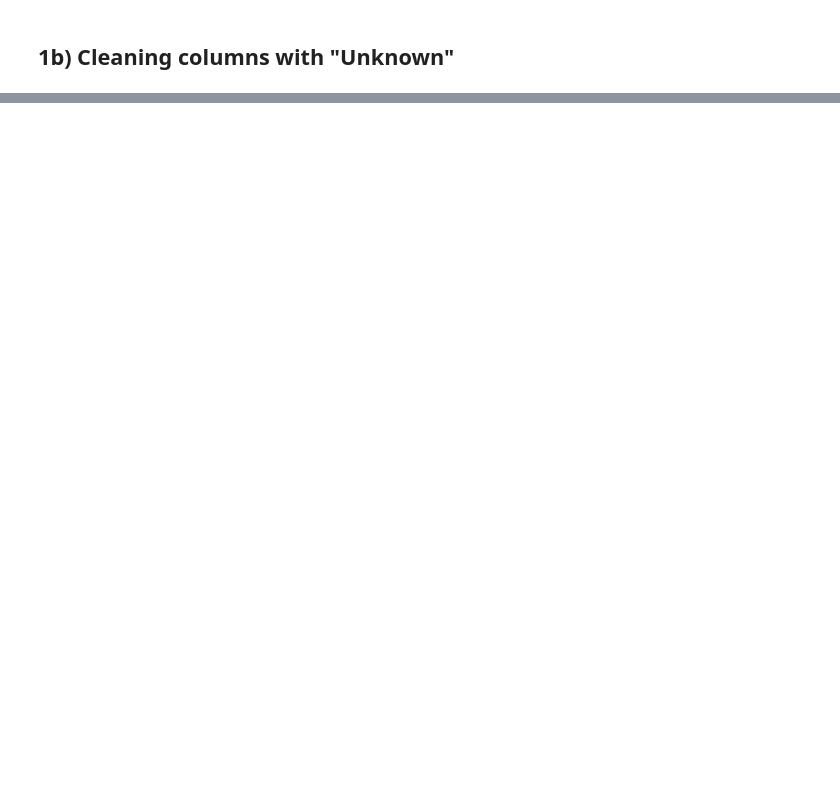
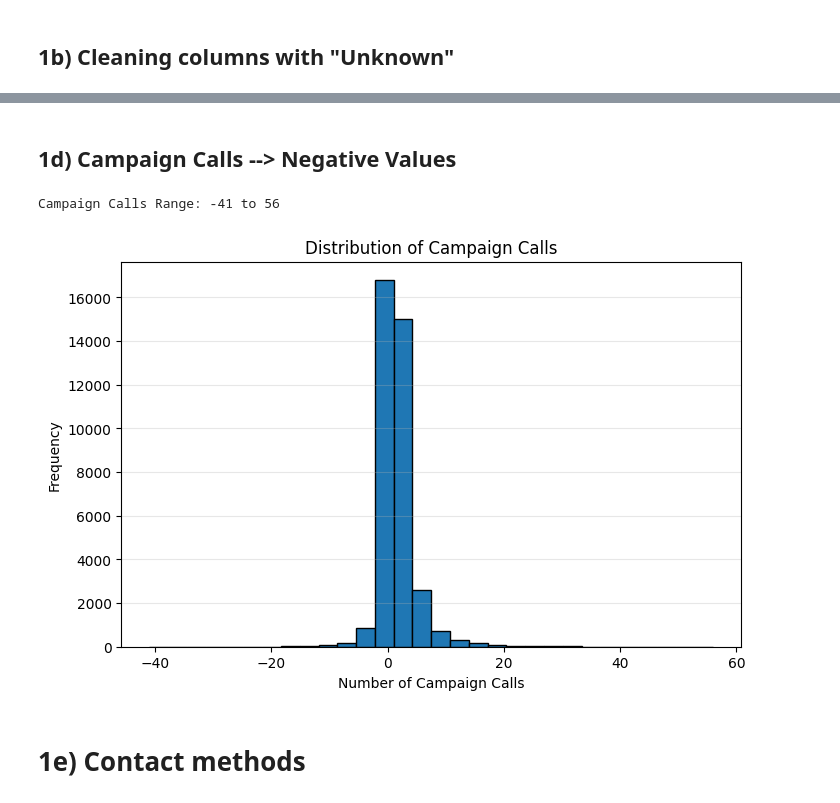
Before and after one commit to axforce100/AI-SOLUTION-DEVELOPMENT-PROJECT, a Jupyter notebook: src/edajx.ipynb, the cells around one changed output, grey strips where cells are left out. Saved outputs shown, nothing was run; the diff lists cells and outputs as text; code cells hidden in the pictures; blank space fills up the shorter version.

```diff
--- a/src/edajx.ipynb
+++ b/src/edajx.ipynb
@@ -170,0 +266,19 @@ df
+# %%
+# Mapping dictionary for consolidating education levels
+education_map = {
+    "illiterate": "illiterate",
+    "basic.4y": "Basic",
+    "basic.6y": "Basic",
+    "basic.9y": "Basic",
+
+    "high.school": "High School",
+    "professional.course": "Professional Course",
+
+    "university.degree": "University Degree",
+
+    "unknown": "Unknown"
+}
+
+# Apply mapping
+df["Education Level"] = df["Education Level"].map(education_map)
+df
@@ -170,0 +317,24 @@ df
+# %% [markdown]
+## 1d) Campaign Calls --> Negative Values
+# %%
+call_min = df["Campaign Calls"].min()
+call_max = df["Campaign Calls"].max()
+
+print("Campaign Calls Range:", call_min, "to", call_max)
+
+#Observation -->
+# %% [output]
+Campaign Calls Range: -41 to 56
+# %%
+plt.figure(figsize=(8,5))
+plt.hist(df["Campaign Calls"], bins=30, edgecolor="black")
+plt.title("Distribution of Campaign Calls")
+plt.xlabel("Number of Campaign Calls")
+plt.ylabel("Frequency")
+plt.grid(axis='y', alpha=0.3)
+
+plt.show()
+# %% [output]
+[figure, added]
+# %% [markdown]
+# 1e) Contact methods
```
Also changed, not shown: parts of 12 cells of this notebook.
